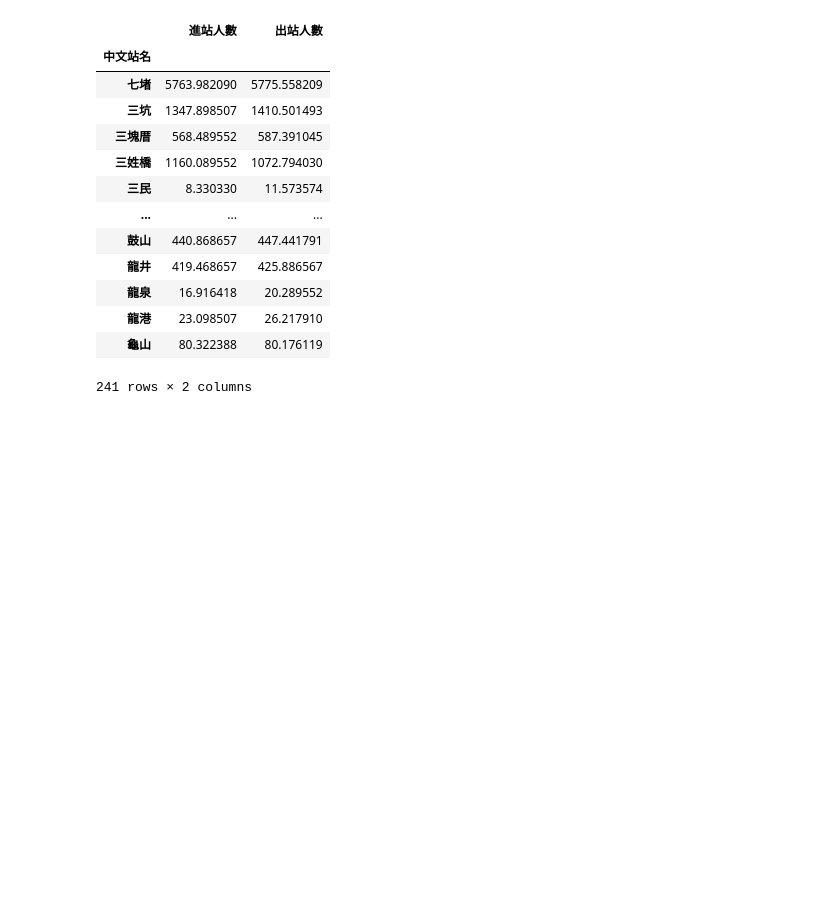
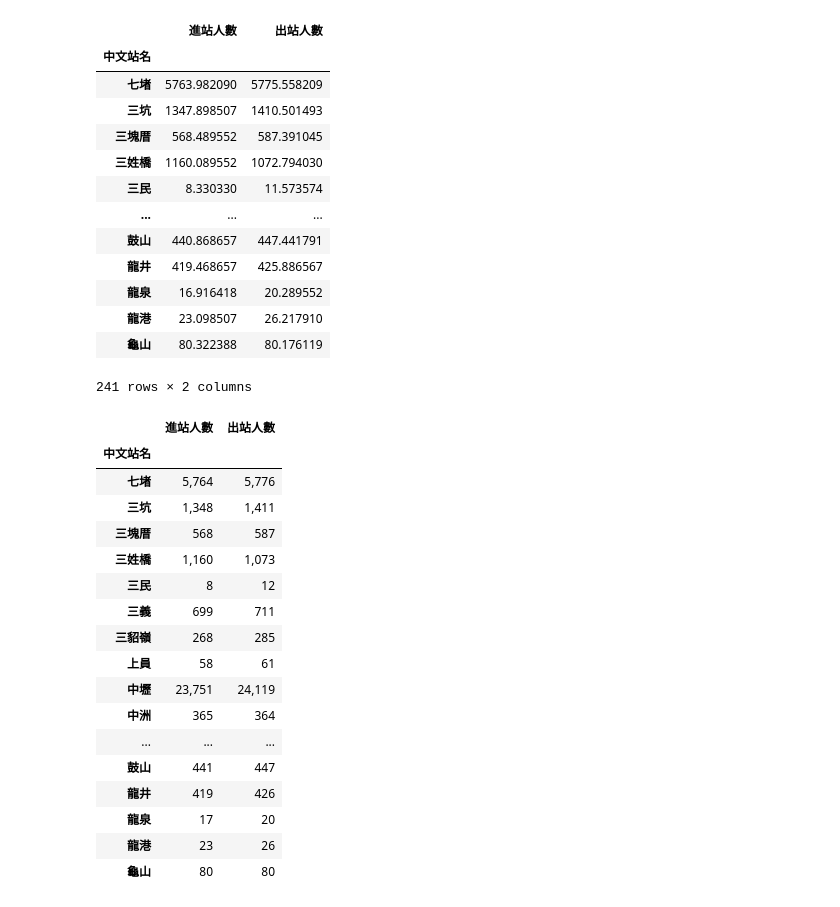
Before and after one commit to wjerjsdlkf/__112_python_Chihlee__, a Jupyter notebook: lesson17/20231209_17_3.ipynb, the cells around one changed output. Saved outputs shown, nothing was run; the diff lists cells and outputs as text; code cells hidden in the pictures; blank space fills up the shorter version.

```diff
--- a/lesson17/20231209_17_3.ipynb
+++ b/lesson17/20231209_17_3.ipynb
@@ -211,3 +211,31 @@ sites_df3
 | 龍港 | 23.098507 | 26.217910 |
 | 龜山 | 80.322388 | 80.176119 |
 241 rows × 2 columns
+# %%
+#修改資料格式  precision小數點  thousands數字補逗號
+#安裝matplotlib可能要關掉在執行
+#map"BuGn"要看說明書 有指定樣式
+#vmix vmax 由小到大,由深到淺
+import matplotlib.pyplot as plt
+sites_df3.style\
+.format(precision=0,thousands=',')\
+.background_gradient(axis=None, vmin=1, vmax=55000, cmap="BuGn")
+# %% [output]
+|  | 進站人數 | 出站人數 |
+| 中文站名 |  |  |
+| 七堵 | 5,764 | 5,776 |
+| 三坑 | 1,348 | 1,411 |
+| 三塊厝 | 568 | 587 |
+| 三姓橋 | 1,160 | 1,073 |
+| 三民 | 8 | 12 |
+| 三義 | 699 | 711 |
+| 三貂嶺 | 268 | 285 |
+| 上員 | 58 | 61 |
+| 中壢 | 23,751 | 24,119 |
+| 中洲 | 365 | 364 |
+| ... | ... | ... |
+| 鼓山 | 441 | 447 |
+| 龍井 | 419 | 426 |
+| 龍泉 | 17 | 20 |
+| 龍港 | 23 | 26 |
+| 龜山 | 80 | 80 |
```
Also changed, not shown: 4 other files.
